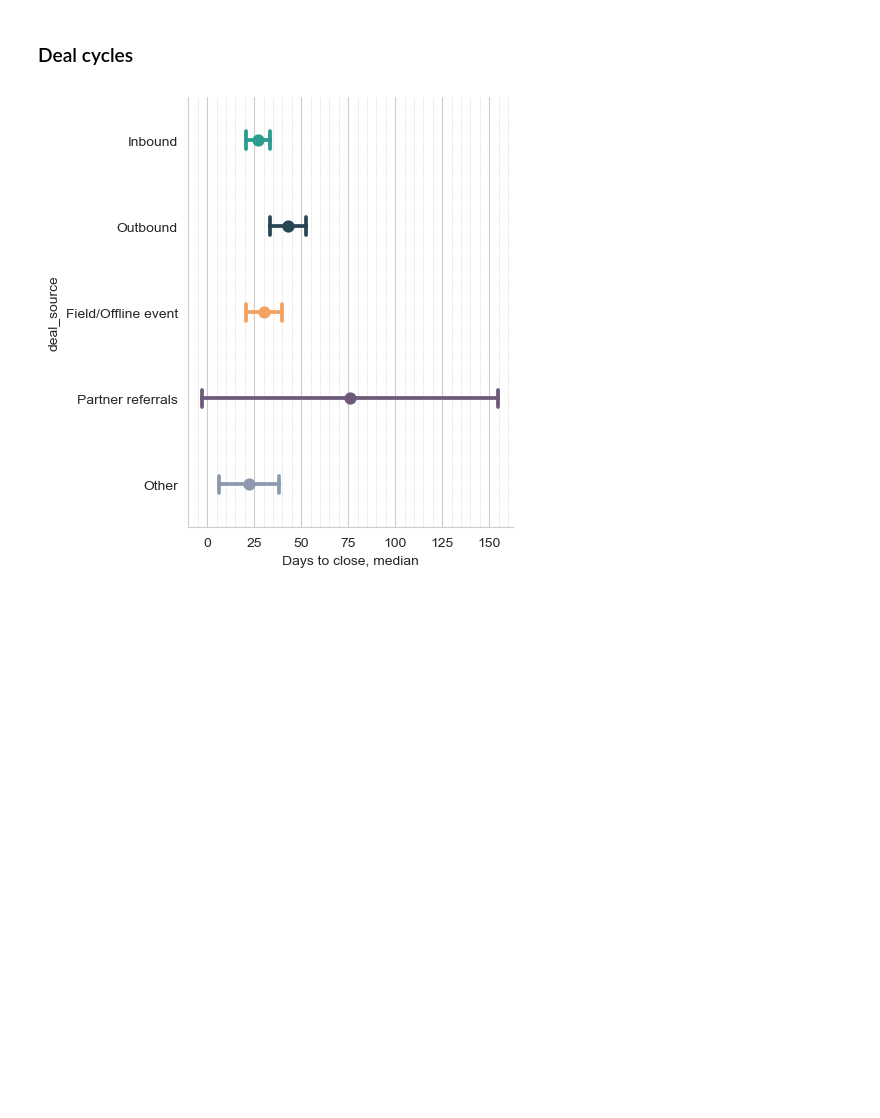
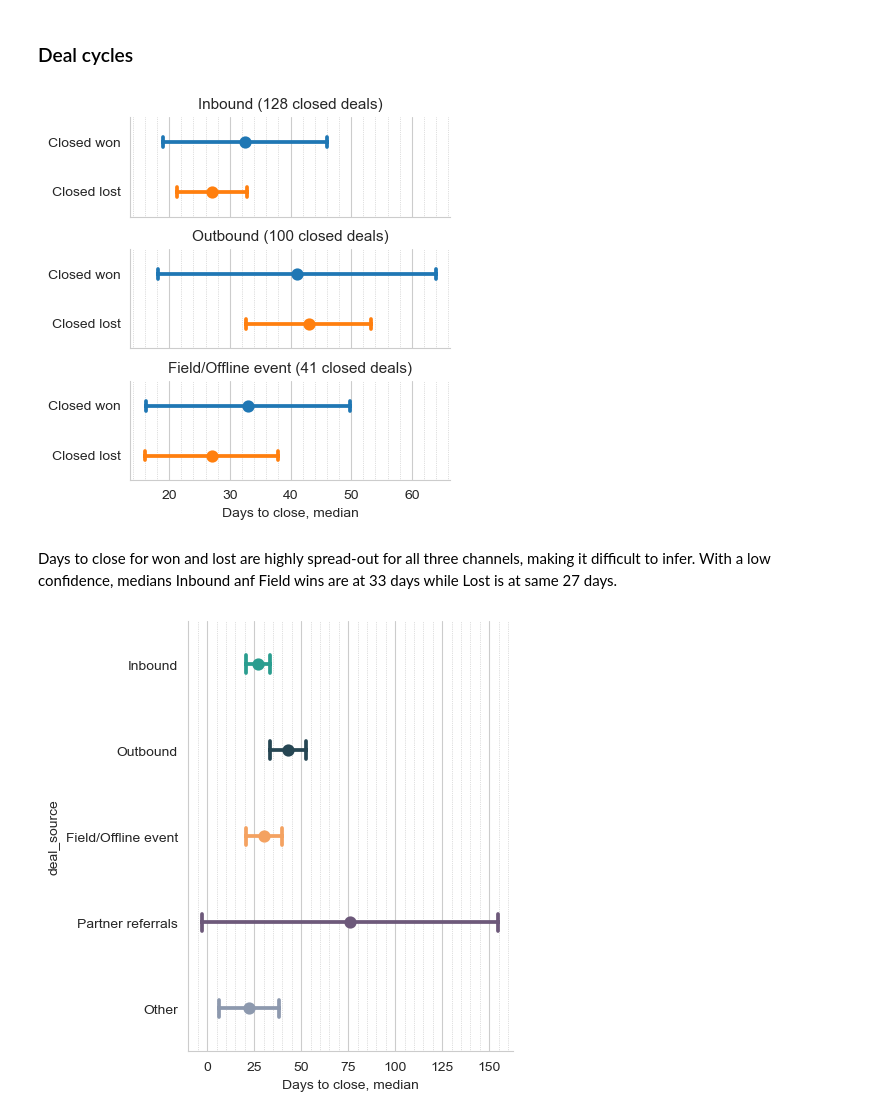
Before and after one commit to outovhush/revops-portfolio, a Jupyter notebook: swag_23_pipeline_correlations/swag_23_pipeline_corr.ipynb, the cells around one changed output. Cells and saved outputs as stored; diff of their text form; code cells hidden in the pictures; blank space fills up the shorter version.

```diff
--- a/swag_23_pipeline_correlations/swag_23_pipeline_corr.ipynb
+++ b/swag_23_pipeline_correlations/swag_23_pipeline_corr.ipynb
@@ -853,2 +855,9 @@ closed_deals_1st = first_deals[ first_deals.deal_stage.isin(['Closed won', 'Clos
+# %%
+#prep dataframe for plotting
+# deal_source_plt = ['Inbound', 'Outbound', 'Field/Offline event']
+closed_deals_1st_plt = closed_deals_1st.query('deal_source in @deal_source_plt').copy()
+
+# remove unused cats
+closed_deals_1st_plt.deal_source = closed_deals_1st_plt.deal_source.cat.remove_unused_categories()
 # %%
 #closed_deals.info()
@@ -1060,4 +1070,4 @@ Look like a presence of extreme outliers in deal amounts
 # %% [markdown]
 ### Deal cycles
 # %%
-tmp_days_to_close = pd.Series((closed_deals_1st.close_date - closed_deals_1st.create_date).dt.days, name = "Days to close, median")
+tmp_days_to_close = pd.Series((closed_deals_1st_plt.close_date - closed_deals_1st_plt.create_date).dt.days, name = "Days to close, median")
@@ -1064,3 +1078,37 @@ tmp_days_to_close = pd.Series((closed_deals_1st.close_date - closed_deals_1st.cr
+# %%
+g = sns.catplot(closed_deals_1st_plt,
+            x = tmp_days_to_close,
+            row = 'deal_source',
+            y = 'deal_stage',
+            hue = 'deal_stage',
+            kind = 'point',
+            estimator = 'median',
+            capsize=.2,
+            errorbar = ('se', 1.96),
+            height = 1.5,
+            aspect = 3,
+            # palette = dsource_colors
+            );
+
+minor_step = 2
+for ax in g.axes.flat:
+    # Set the locator for the x-axis
+    ax.xaxis.set_minor_locator(ticker.MultipleLocator(minor_step))
+    # Customize the appearance of the minor grid
+    ax.grid(which='minor', axis='x', linestyle=':', linewidth='0.5', color='gray', alpha=0.5)
+    ax.grid(which='major', axis='x', linestyle='-', linewidth='0.8')
+
+deal_counts = closed_deals_1st_plt.deal_source.value_counts()
+
+for source_name, ax in g.axes_dict.items():
+        n = deal_counts[source_name]
+        ax.set_title(f"{source_name} ({n} closed deals)", size=11)
+
+g.set_axis_labels("Days to close, median", "");
+# %% [output]
+[figure, added]
+# %% [markdown]
+Days to close for won and lost are highly spread-out for all three channels, making it difficult to infer. With a low confidence, medians Inbound anf Field wins are at 33 days while Lost is at same 27 days.
 # %%
 # plot deal cycles with .95 confidence
 sns.set_style("whitegrid")
```
Also changed, not shown: parts of 8 cells of this notebook, 2 other files.
